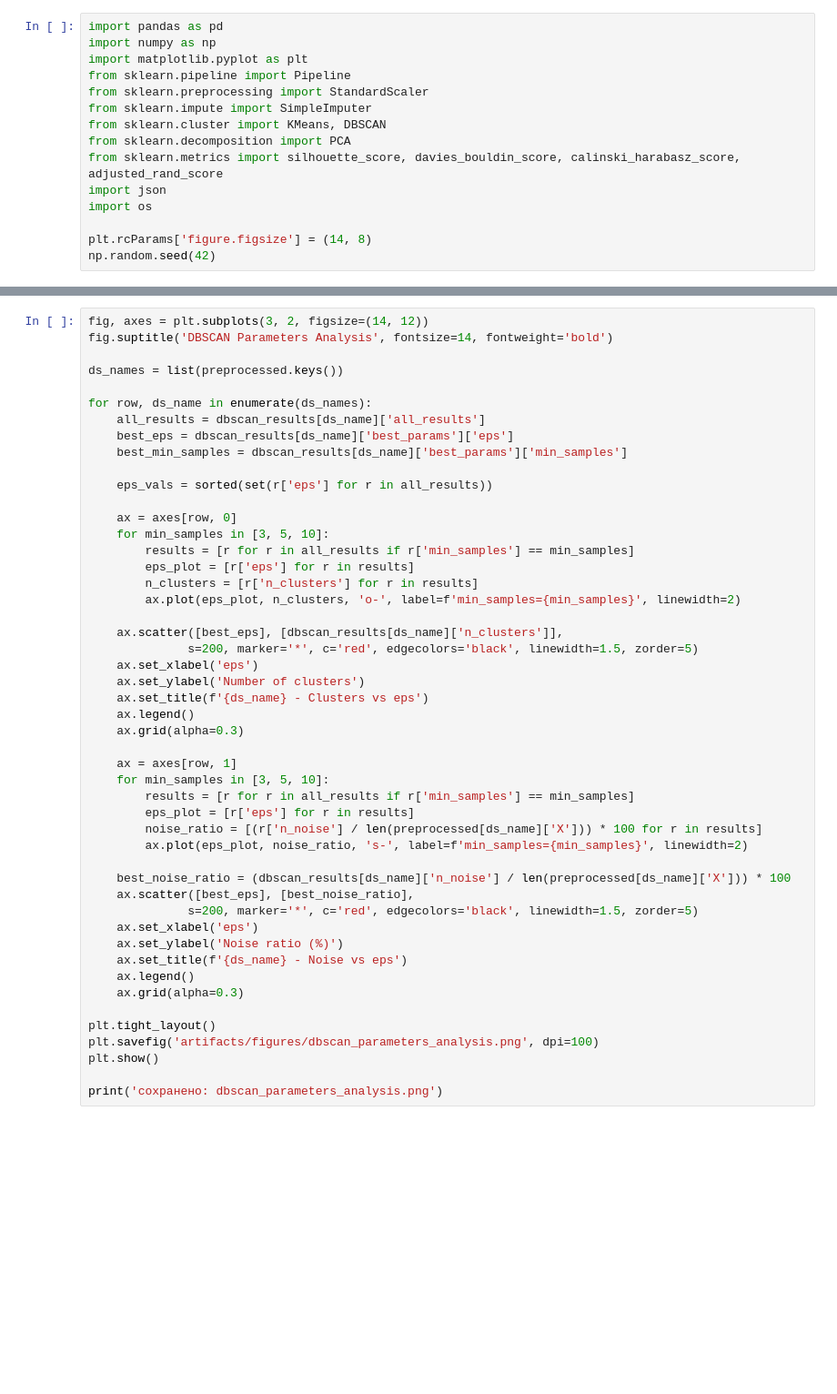
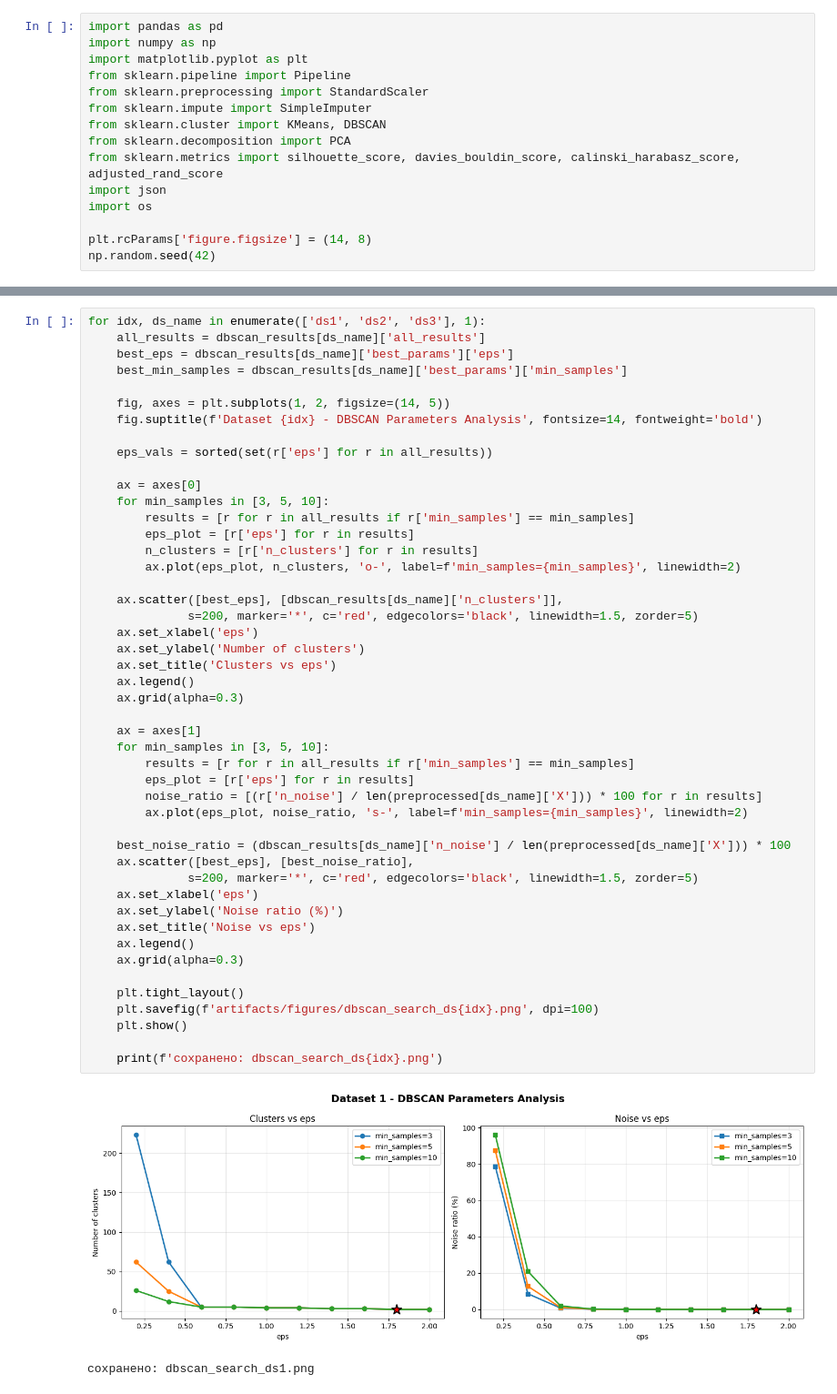
Before and after one commit to andrew-dyakov/-, a Jupyter notebook: homeworks/HW07/HW07.ipynb, the cells around one changed output, grey strips where cells are left out. Shown at 91% size. Saved outputs shown, nothing was run; the diff lists cells and outputs as text; blank space fills up the shorter version.

```diff
--- a/homeworks/HW07/HW07.ipynb
+++ b/homeworks/HW07/HW07.ipynb
@@ -280,49 +364,50 @@ print('сохранено: pca_clustering_2d.png')
 # %%
-fig, axes = plt.subplots(3, 2, figsize=(14, 12))
-fig.suptitle('DBSCAN Parameters Analysis', fontsize=14, fontweight='bold')
-
-ds_names = list(preprocessed.keys())
-
-for row, ds_name in enumerate(ds_names):
+for idx, ds_name in enumerate(['ds1', 'ds2', 'ds3'], 1):
     all_results = dbscan_results[ds_name]['all_results']
     best_eps = dbscan_results[ds_name]['best_params']['eps']
     best_min_samples = dbscan_results[ds_name]['best_params']['min_samples']
 
+    fig, axes = plt.subplots(1, 2, figsize=(14, 5))
+    fig.suptitle(f'Dataset {idx} - DBSCAN Parameters Analysis', fontsize=14, fontweight='bold')
+
     eps_vals = sorted(set(r['eps'] for r in all_results))
 
-    ax = axes[row, 0]
+    ax = axes[0]
     for min_samples in [3, 5, 10]:
         results = [r for r in all_results if r['min_samples'] == min_samples]
         eps_plot = [r['eps'] for r in results]
         n_clusters = [r['n_clusters'] for r in results]
         ax.plot(eps_plot, n_clusters, 'o-', label=f'min_samples={min_samples}', linewidth=2)
 
     ax.scatter([best_eps], [dbscan_results[ds_name]['n_clusters']],
               s=200, marker='*', c='red', edgecolors='black', linewidth=1.5, zorder=5)
     ax.set_xlabel('eps')
     ax.set_ylabel('Number of clusters')
-    ax.set_title(f'{ds_name} - Clusters vs eps')
+    ax.set_title('Clusters vs eps')
     ax.legend()
     ax.grid(alpha=0.3)
 
-    ax = axes[row, 1]
+    ax = axes[1]
     for min_samples in [3, 5, 10]:
         results = [r for r in all_results if r['min_samples'] == min_samples]
         eps_plot = [r['eps'] for r in results]
         noise_ratio = [(r['n_noise'] / len(preprocessed[ds_name]['X'])) * 100 for r in results]
         ax.plot(eps_plot, noise_ratio, 's-', label=f'min_samples={min_samples}', linewidth=2)
 
     best_noise_ratio = (dbscan_results[ds_name]['n_noise'] / len(preprocessed[ds_name]['X'])) * 100
     ax.scatter([best_eps], [best_noise_ratio],
               s=200, marker='*', c='red', edgecolors='black', linewidth=1.5, zorder=5)
     ax.set_xlabel('eps')
     ax.set_ylabel('Noise ratio (%)')
-    ax.set_title(f'{ds_name} - Noise vs eps')
+    ax.set_title('Noise vs eps')
     ax.legend()
     ax.grid(alpha=0.3)
 
-plt.tight_layout()
-plt.savefig('artifacts/figures/dbscan_parameters_analysis.png', dpi=100)
-plt.show()
+    plt.tight_layout()
+    plt.savefig(f'artifacts/figures/dbscan_search_ds{idx}.png', dpi=100)
+    plt.show()
 
-print('сохранено: dbscan_parameters_analysis.png')
+    print(f'сохранено: dbscan_search_ds{idx}.png')
+# %% [output]
+[figure, added]
+сохранено: dbscan_search_ds1.png
```
Also changed, not shown: parts of 14 cells of this notebook, 15 other files.
